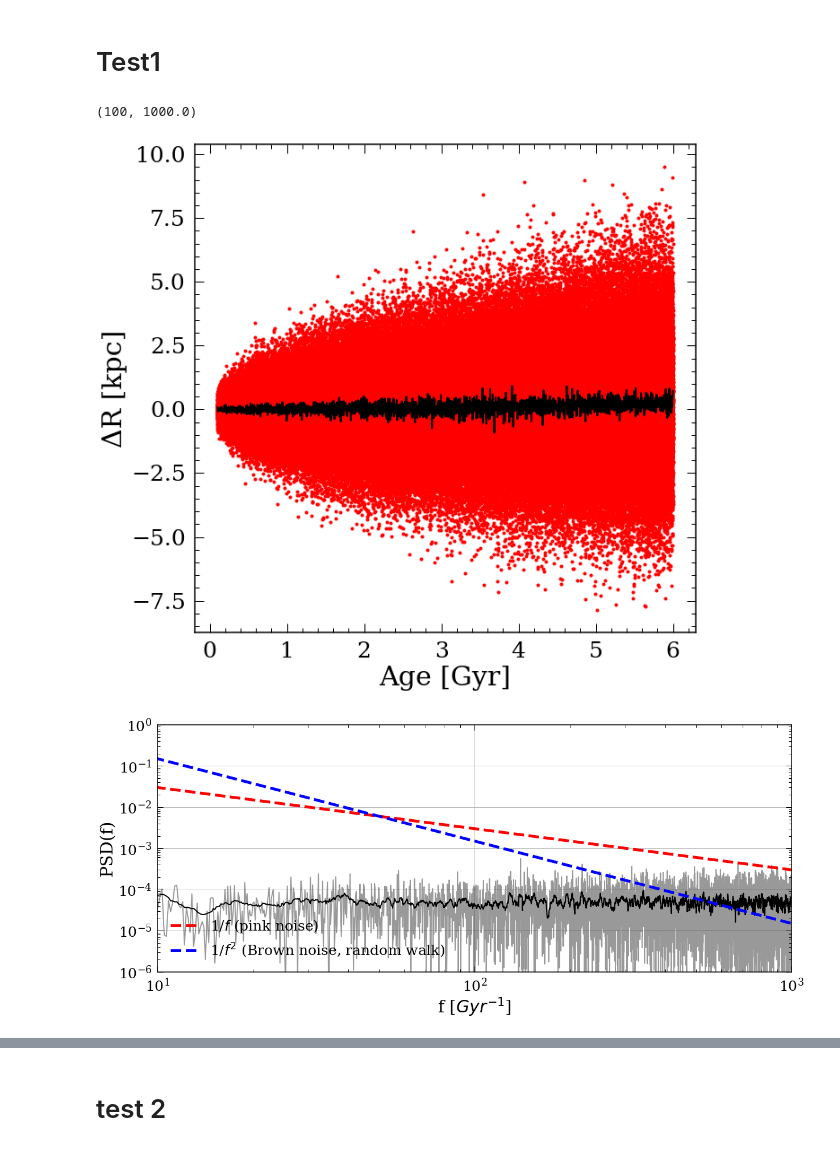
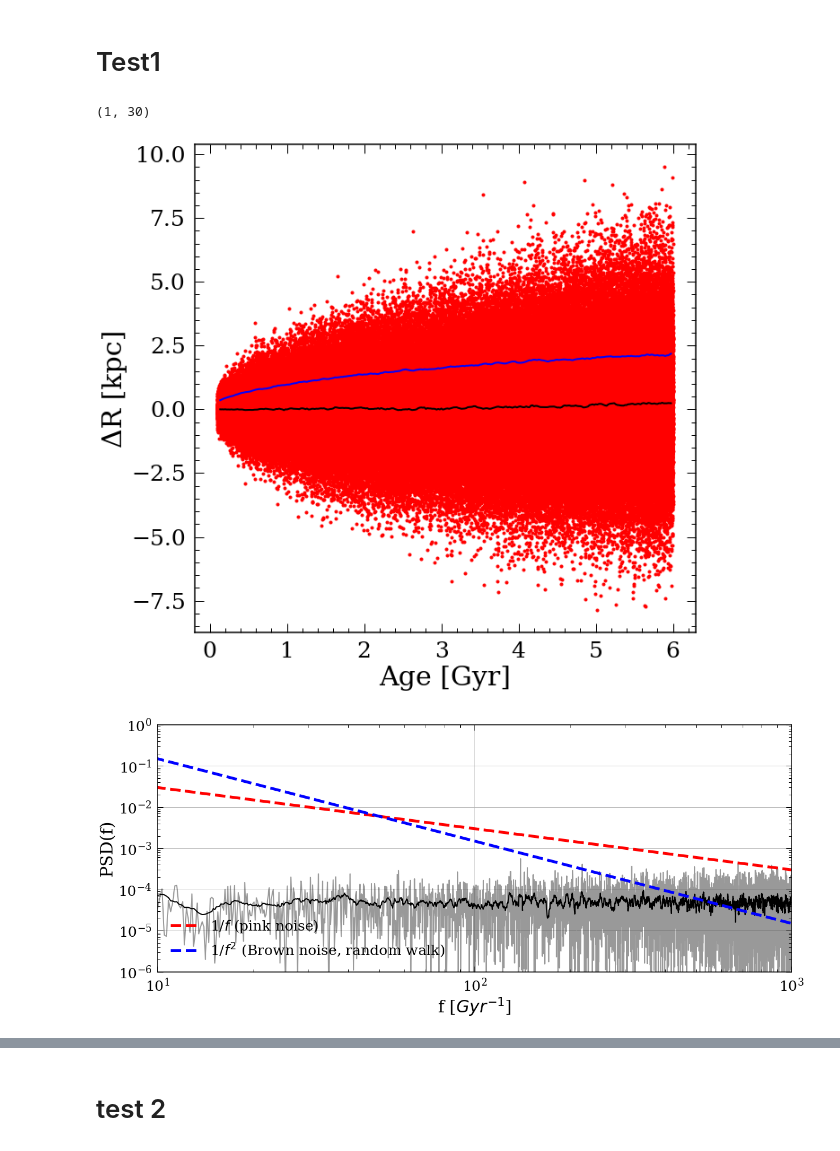
Before and after one commit to lyx12311/Subdiffusion, a Jupyter notebook: Frankel.ipynb, the cells around one changed output, grey strips where cells are left out. Drawn from its saved outputs; the diff is of its cells as text; code cells hidden in the pictures.

```diff
--- a/Frankel.ipynb
+++ b/Frankel.ipynb
@@ -12,7 +12,7 @@ def processdata(df, R0lim=[7,9]):
     age = df['AGE']
     return age.values, dr.values
 # %%
-def SlideMed(age, dr, window, slide):
+def SlideMed(age, dr, window, slide,fn=np.median):
     age, dr = np.array(age), np.array(dr)
     minage, maxage = min(age), max(age)
     npoints = int((maxage-minage)/slide)
@@ -26,7 +26,7 @@ def SlideMed(age, dr, window, slide):
         else:
             m_w = ((age>(i*slide-window+minage))&(age<(i*slide+window+minage)))
         #print(sum(m_w))
-        medage[i], meddr[i] = np.median(age[m_w]), np.median(dr[m_w])
+        medage[i], meddr[i] = np.mean(age[m_w]), fn(dr[m_w])
     m_nan = (meddr==meddr)
     medage, meddr = medage[m_nan], meddr[m_nan]
     return medage, meddr
@@ -38,11 +38,14 @@ sqrttest = readfits('2021-01-24_mw_FAnders_test1.fits')
 age, dr = processdata(sqrttest)
 
 age_order, dr_order = zip(*sorted(zip(age, dr)))
-age_smooth, dr_smooth = SlideMed(age_order, dr_order, 0.0025/2, 0.0025)
+age_smooth, dr_smooth = SlideMed(age_order, dr_order, 0.05, 0.02)
+age_std, dr_std = SlideMed(age_order, dr_order, 0.05, 0.02,fn=np.std)
+
 
 plt.figure()
 plt.plot(age, dr,'r.')
 plt.plot(age_smooth, dr_smooth,'k-')
+plt.plot(age_std, dr_std,'b-')
 plt.xlabel('Age [Gyr]')
 plt.ylabel('ΔR [kpc]')
 
@@ -56,34 +59,48 @@ xf = fftfreq(N, T)[:N//2]
 plt.figure(figsize=(20,8))
 PSD = 2.0/N * np.abs(yf[0:N//2])
 plt.loglog(xf,PSD**2,'k-',alpha=0.4)
 
 PSD_smooth = savgol_filter(PSD**2, 21, 1)
 plt.loglog(xf,PSD_smooth,'k-')
 
 A = 0.3
 plt.plot(xf, A/xf, 'r--',label='1/$f$ (pink noise)',linewidth=5)
 plt.plot(xf, A*50/xf**2, 'b--',label='1/$f^2$ (Brown noise, random walk)',linewidth=5)
 plt.grid()
 plt.xlim([10,1e3])
 plt.ylim([1e-6,1])
 plt.xlabel('f [$Gyr^{-1}$]')
 plt.ylabel('PSD(f)')
 plt.legend(loc=3)
 
 
 ### LG
 power = LombScargle(age_order, dr_order).power(np.linspace(0.1,1e3,2000))
 plt.figure(figsize=(20,8))
 PSD = np.array(power,dtype=float)
 plt.loglog(np.linspace(0.1,1e3,2000), PSD**2,'k-',alpha=0.4)
 PSD_smooth = savgol_filter(PSD**2, 21, 1)
 plt.loglog(np.linspace(0.1,1e3,2000),PSD_smooth,'k-')
 plt.xlabel('f [$Gyr^{-1}$]')
 plt.ylabel('PSD(f)')
 plt.xlim([100,1e3])
 #plt.ylim([0,1])
+
+### LG on std
+N = len(age_std)
+T = max(age_std)/N
+yf = fft(dr_std)
+xf = fftfreq(N, T)[:N//2]
+PSD = 2.0/N * np.abs(yf[0:N//2])
+plt.figure(figsize=(20,8))
+plt.loglog(xf,PSD**2,'k-',alpha=0.4)
+PSD_smooth = savgol_filter(PSD**2, 21, 1)
+plt.loglog(xf,PSD_smooth,'k-')
+plt.xlabel('f [$Gyr^{-1}$]')
+plt.ylabel('PSD(f)')
+plt.xlim([1,30])
 # %% [output]
-(100, 1000.0)
+(1, 30)
-[figure, old version]
+[figure, new version]
 [figure]
 [figure]
```
Also changed, not shown: parts of 1 cell of this notebook, 2 other files.
